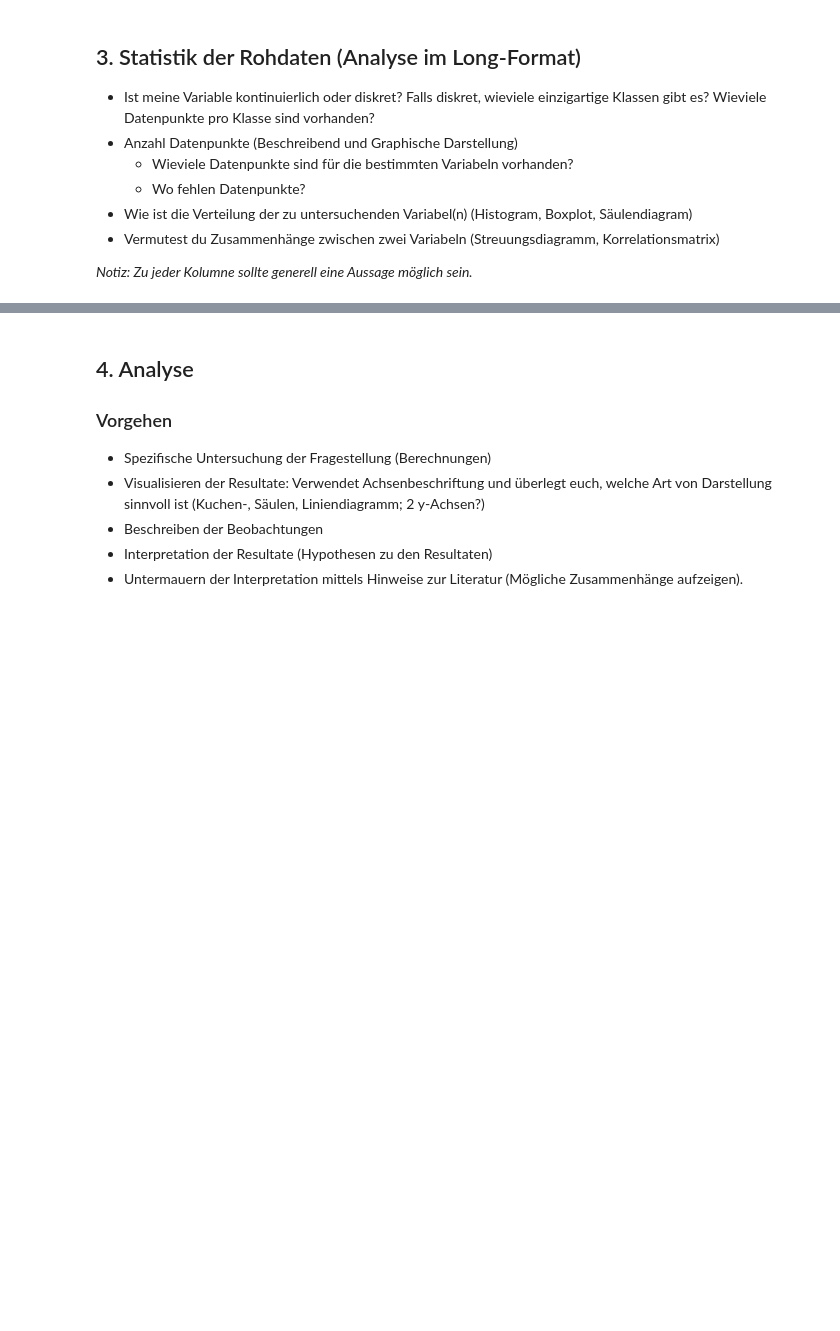
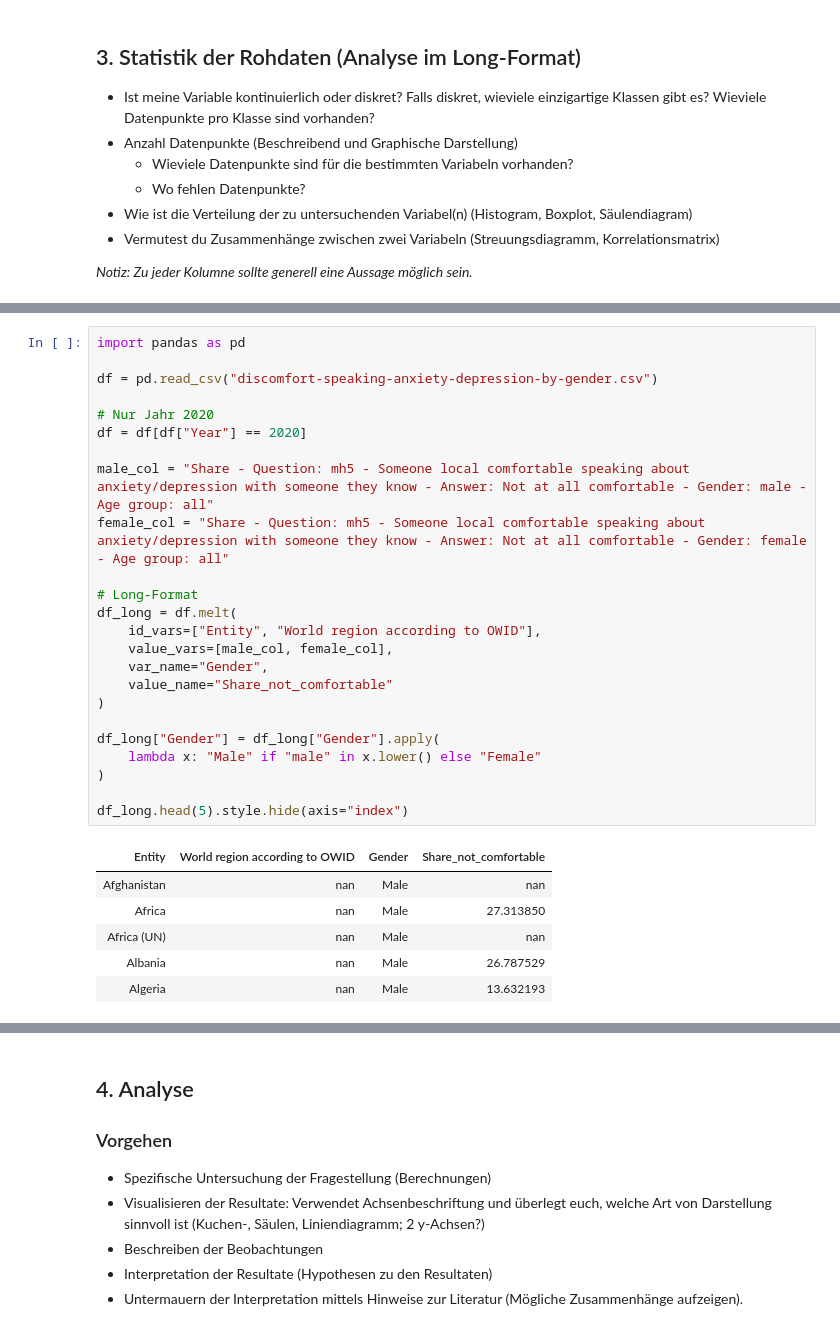
Before and after one commit to CarolinaTresch/Burden_of_Mental_Illness, a Jupyter notebook: Discomfort Speaking Anxiety by gender.ipynb, the cells around one changed output, grey strips where cells are left out. Saved outputs shown, nothing was run; the diff lists cells and outputs as text; blank space fills up the shorter version.

```diff
--- a/Discomfort Speaking Anxiety by gender.ipynb
+++ b/Discomfort Speaking Anxiety by gender.ipynb
@@ -54,0 +128,31 @@ df = pd.read_csv("discomfort-speaking-anxiety-depression-by-gender.csv")
+# %%
+import pandas as pd
+
+df = pd.read_csv("discomfort-speaking-anxiety-depression-by-gender.csv")
+
+# Nur Jahr 2020
+df = df[df["Year"] == 2020]
+
+male_col = "Share - Question: mh5 - Someone local comfortable speaking about anxiety/depression with someone they know - Answer: Not at all comfortable - Gender: male - Age group: all"
+female_col = "Share - Question: mh5 - Someone local comfortable speaking about anxiety/depression with someone they know - Answer: Not at all comfortable - Gender: female - Age group: all"
+
+# Long-Format
+df_long = df.melt(
+    id_vars=["Entity", "World region according to OWID"],
+    value_vars=[male_col, female_col],
+    var_name="Gender",
+    value_name="Share_not_comfortable"
+)
+
+df_long["Gender"] = df_long["Gender"].apply(
+    lambda x: "Male" if "male" in x.lower() else "Female"
+)
+
+df_long.head(5).style.hide(axis="index")
+# %% [output]
+| Entity | World region according to OWID | Gender | Share_not_comfortable |
+| Afghanistan | nan | Male | nan |
+| Africa | nan | Male | 27.313850 |
+| Africa (UN) | nan | Male | nan |
+| Albania | nan | Male | 26.787529 |
+| Algeria | nan | Male | 13.632193 |
```
Also changed, not shown: parts of 15 cells of this notebook, 4 other files.
